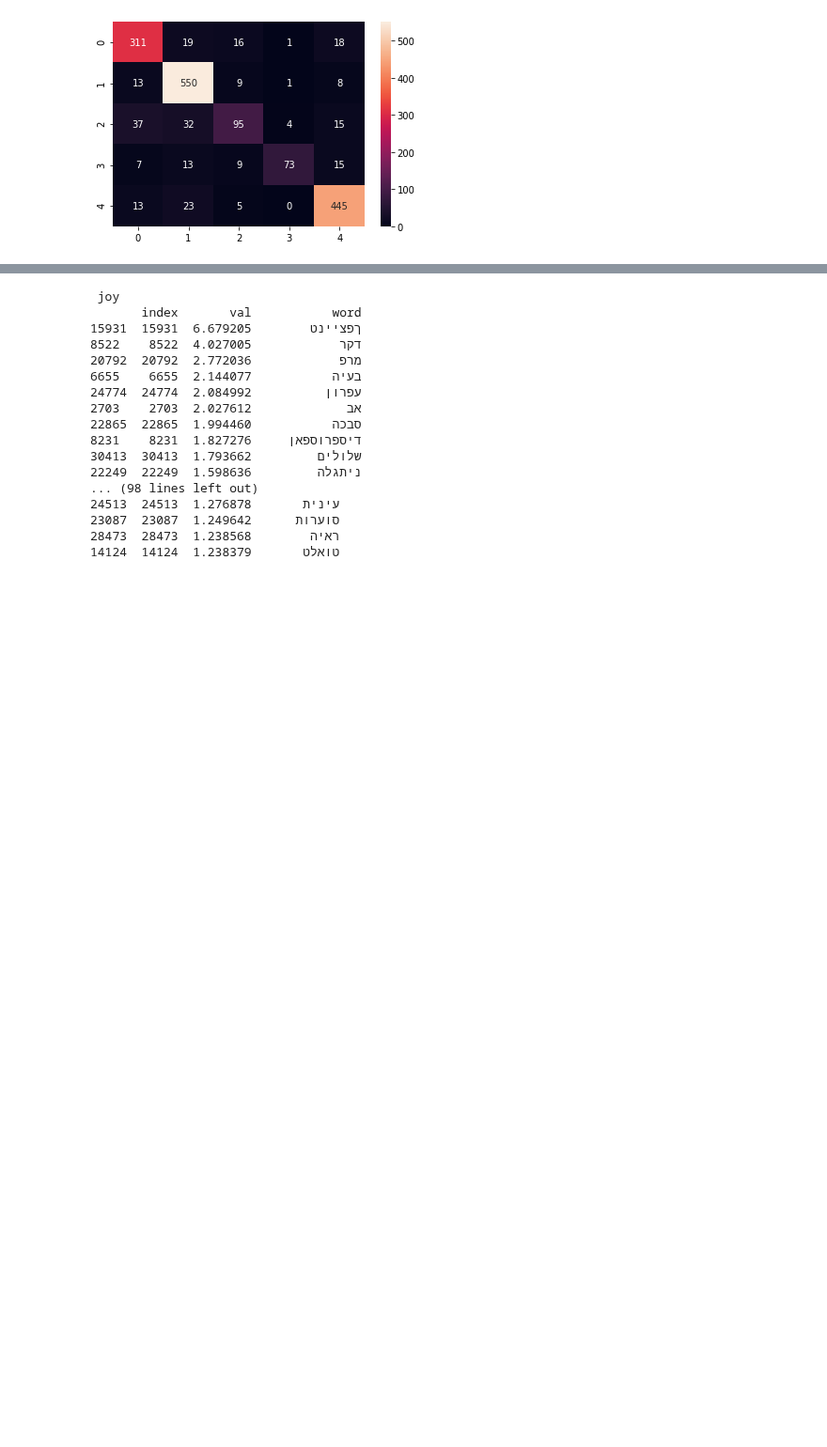
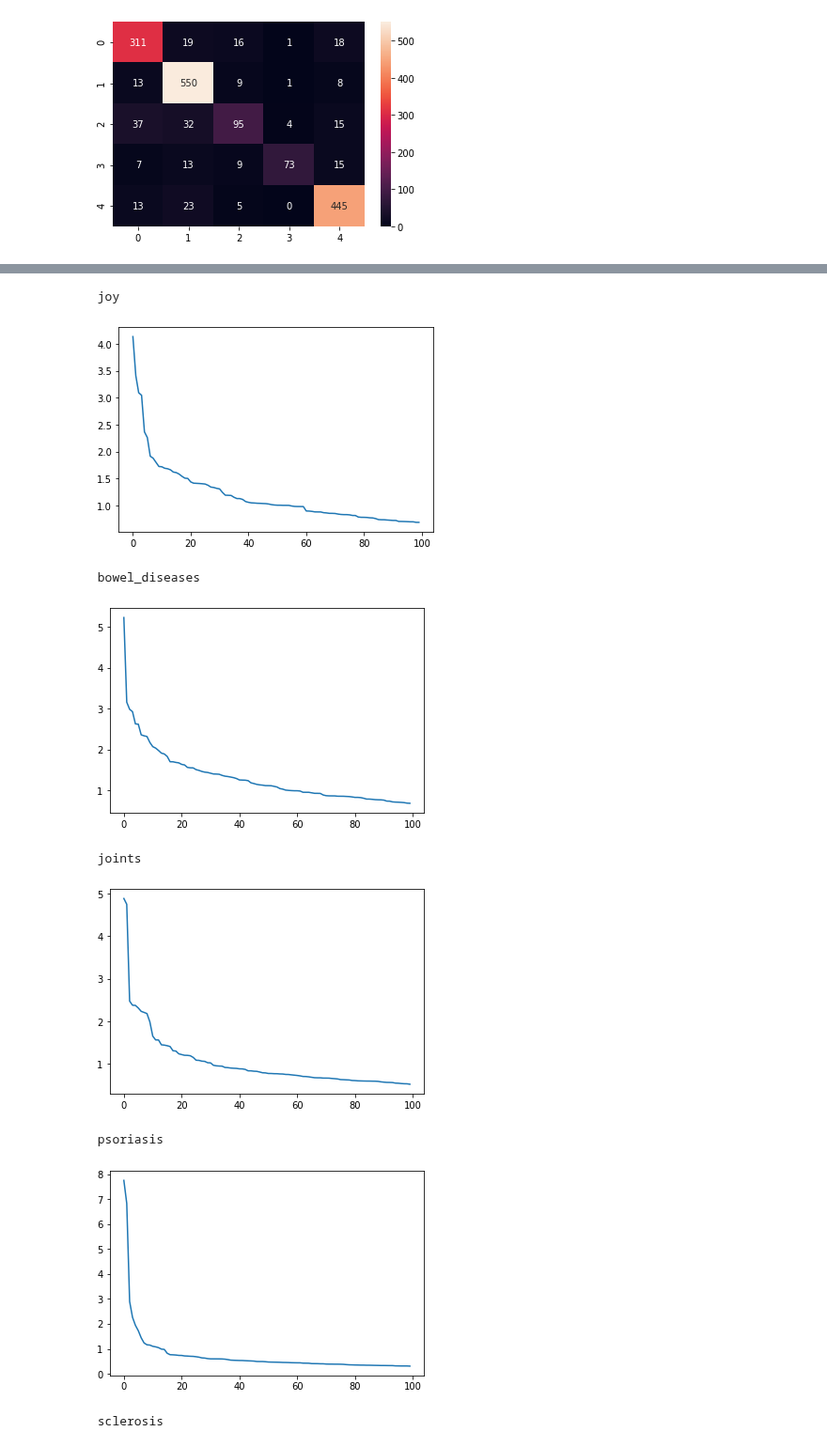
Before and after one commit to roishlezinger/nlpH, a Jupyter notebook: final project/community classification.ipynb, the cells around one changed output, grey strips where cells are left out. Shown at 94% size. Drawn from its saved outputs; the diff is of its cells as text; code cells hidden in the pictures; blank space fills up the shorter version.

```diff
--- a/final project/community classification.ipynb
+++ b/final project/community classification.ipynb
@@ -226,7 +457,13 @@ def get_strongest_words(label):
 # %%
-# def get_strongest_words(label):
-#     cur_coef=clf.coef_[label]
-#     word_df=pd.DataFrame({"val":cur_coef}).reset_index().sort_values(["val"],ascending=[False])
-#     word_df.loc[:, "word"]=word_df["index"].apply(lambda v:inverse_dict[v])
-#     plt.plot(word_df.reset_index().val.head(100))
-#     plt.show()
+def plot_strongest_words(label):
+    cur_coef=clf.coef_[label]
+    word_df=pd.DataFrame({"val":cur_coef}).reset_index().sort_values(["val"],ascending=[False])
+    word_df.loc[:, "word"]=word_df["index"].apply(lambda v:inverse_dict[v])
+    plt.plot(word_df.reset_index().val.head(100))
+    plt.show()
+# %%
+com_list = ['Pain', 'Crohn & Colitis', 'Joints', 'Psoriasis', 'Multiple Sclerosis']
+# %%
+for i,community in enumerate(com_list):
+    print('\n\t\t',community, 'Community\n')
+    get_strongest_words(i)
@@ -233,22 +488,14 @@ def get_strongest_words(label):
 # %%
 for i,community in enumerate(com_list):
     print('\n',community)
-    get_strongest_words(i)
+    plot_strongest_words(i)
 # %% [output]
  joy
-       index       val           word
-15931  15931  6.679205        ךפציינט
-8522    8522  4.027005            דקר
-20792  20792  2.772036            מרפ
-6655    6655  2.144077           בעיה
-24774  24774  2.084992          עפרון
-2703    2703  2.027612             אב
-22865  22865  1.994460           סבכה
-8231    8231  1.827276     דיספרוספאן
-30413  30413  1.793662         שלולים
-22249  22249  1.598636         ניתגלה
-... (98 lines left out)
-24513  24513  1.276878       עינית
-23087  23087  1.249642      סוערות
-28473  28473  1.238568        ראיה
-14124  14124  1.238379       טואלט
+[figure, added]
+ bowel_diseases
+[figure, added]
+ joints
+[figure, added]
+ psoriasis
+[figure, added]
+ sclerosis
```
Also changed, not shown: parts of 43 cells of this notebook.
